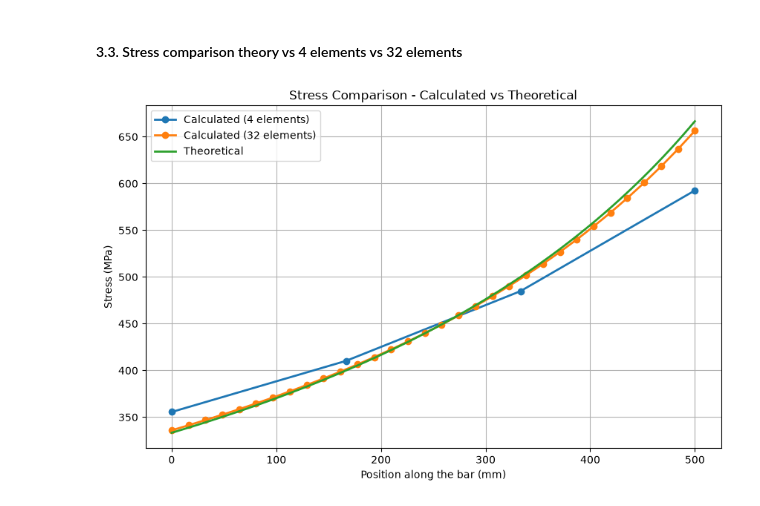
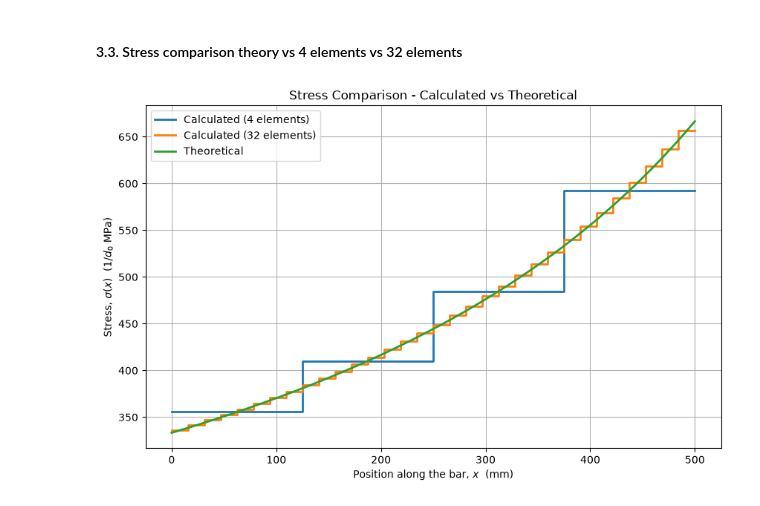
Before and after one commit to AdhilshaA/FEM_coursework, a Jupyter notebook: lab/lab_1.ipynb, the cells around one changed output. Drawn from its saved outputs; the diff is of its cells as text; code cells hidden in the pictures.

```diff
--- a/lab/lab_1.ipynb
+++ b/lab/lab_1.ipynb
@@ -637,21 +637,22 @@ plt.show()
 # %% [markdown]
 #### 2.2 and 2.3. Displacement comparison for different number of elements
 # %%
-n_elements_list = [1, 2, 4, 8]
+n_elements_list = [1, 2, 4, 8, 32]
 x_values_nodes_list = [np.linspace(0, length_value, n + 1) for n in n_elements_list]
 displacement_values_list = [
     [0] + list(solved_unknown_1[1:]),
     [0] + list(solved_unknown_2[1:]),
     [0] + list(solved_unknown_4[1:]),
-    [0] + list(solved_unknown_8[1:])
+    [0] + list(solved_unknown_8[1:]),
+    [0] + list(solved_unknown_32[1:])
 ]
 # %%
 # Plotting the results
 plt.figure(figsize=(10, 6))
 marker_sizes = [5, 5, 5, 3]  # Adjust marker sizes for each line
 for i in range(len(n_elements_list)):
-    if i == len(n_elements_list) - 1:
-        continue  # Skip the last element (8 elements) for plotting
+    if i == len(n_elements_list) - 2:
+        break  # Skip the last element (8 elements) for plotting
     plt.plot(
         x_values_nodes_list[i],
         displacement_values_list[i],
@@ -659,10 +660,11 @@ for i in range(len(n_elements_list)):
         markersize=marker_sizes[i],
         label=f"{n_elements_list[i]} elements",
     )
-plt.xlabel("Position along the bar (mm)")
-plt.ylabel(r"$u \times Ed_0$ (mm)")
-plt.title("Displacement Comparison for Different Number of Elements")
+plt.xlabel(r"Position along the bar, $x$ (mm)")
+plt.ylabel(r"Displacement, $u(x)$ ($1 / Ed_0$ mm)")
+plt.title("Displacement at Any Point in Tapered Bar for Different Number of Elements")
 plt.legend()
 plt.grid(True)
+plt.savefig('lab_1_2_c.png', dpi=300, bbox_inches='tight')
 plt.show()
 # %% [output]
@@ -729,42 +730,35 @@ node_displacements_32el = [0] + list(solved_unknown_32[1:])  # Displacement at e
 delta_32el = [node_displacements_32el[i + 1] - node_displacements_32el[i] for i in range(len(node_displacements_32el) - 1)]  # Change in displacement for each element
 strain_values_32el = [calc_strain_element(delta_32el[i], L_32el) for i in range(len(delta_32el))]
 stress_values_32el = [E_32el * strain_values_32el[i] for i in range(len(strain_values_32el))]
+
+# add end points for plotting
+mid_x_values_32el = [0] + [(x_values_nodes_list[4][i] + x_values_nodes_list[4][i + 1]) / 2 for i in range(len(x_values_nodes_list[4]) - 1)] + [length_value]
+stress_values_32el = [stress_values_32el[0]] + stress_values_32el + [stress_values_32el[-1]]
 # %% [markdown]
 #### 3.3. Stress comparison theory vs 4 elements vs 32 elements
 # %%
 def ideal_stress_fn(x, force=force_value, depth=depth_value, L=length_value, left_width=width_value_left, right_width=width_value_right):
     return (force / depth) * (1 / (left_width + (right_width - left_width) * (x / L)))
 
 # Plotting the results
 plt.figure(figsize=(10, 6))
-plt.plot(
-    np.linspace(0, length_value, 4),
-    stress_values_4el,
-    marker="o",
-    label="Calculated (4 elements)",
-    linewidth=2
-    )
-plt.plot(
-    np.linspace(0, length_value, 32),
-    stress_values_32el,
-    marker="o",
-    label="Calculated (32 elements)",
-    linewidth=2
-)
+plt.step(mid_x_values_4el, stress_values_4el, where='mid', label="Calculated (4 elements)", linewidth=2)
+plt.step(mid_x_values_32el, stress_values_32el, where='mid', label="Calculated (32 elements)", linewidth=2)
 plt.plot(
     np.linspace(0, length_value, 100),
     ideal_stress_fn(np.linspace(0, length_value, 100)),
     label="Theoretical",
     linewidth=2
 )
 # annotating the stress values on the plot
 # for j in range(len(stress_values)):
 #     plt.annotate(f"{stress_values[j]:.2f}", (j + 1, stress_values[j]), textcoords="offset points", xytext=(0, 10), ha='center')
-plt.xlabel("Position along the bar (mm)")
-plt.ylabel("Stress (MPa)")
+plt.xlabel(r"Position along the bar, $x$  (mm)")
+plt.ylabel(r"Stress, $\sigma(x)$  ($1/d_0$ MPa)")
 plt.title("Stress Comparison - Calculated vs Theoretical")
 plt.legend()
 plt.grid(True)
+plt.savefig('lab_1_3_c.png', dpi=300, bbox_inches='tight')
 plt.show()
 # %% [output]
-[figure, old version]
+[figure, new version]
```
Also changed, not shown: parts of 7 cells of this notebook, 5 other files.
